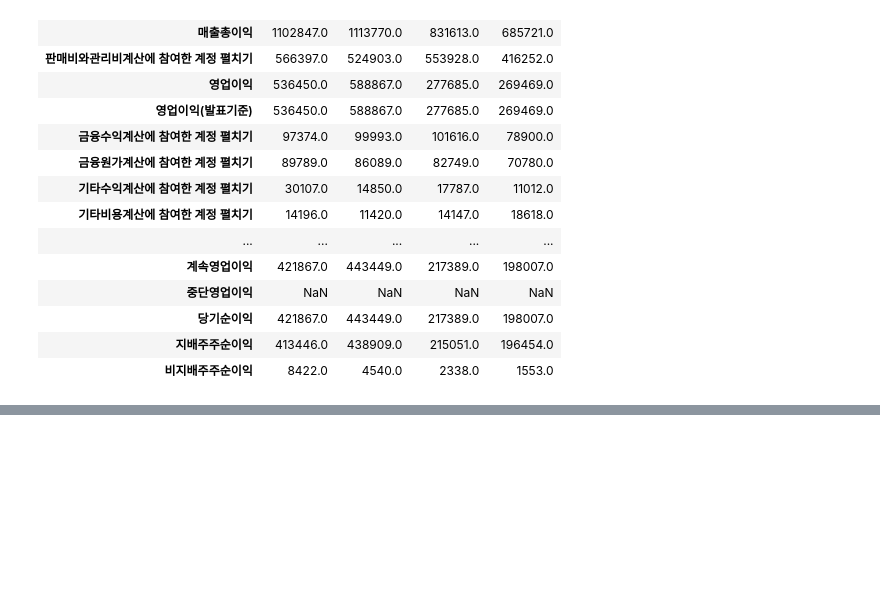
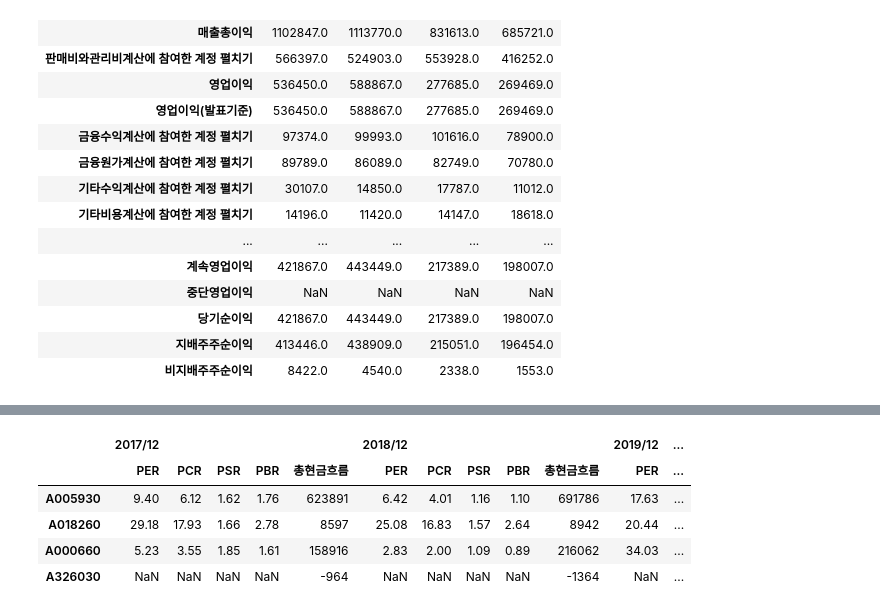
Before and after one commit to starfishkenny/Python, a Jupyter notebook: 20210130_Data collection.ipynb, the cells around one changed output, grey strips where cells are left out. Saved outputs shown, nothing was run; the diff lists cells and outputs as text; code cells hidden in the pictures; blank space fills up the shorter version.

```diff
--- a/20210130_Data collection.ipynb
+++ b/20210130_Data collection.ipynb
@@ -153,0 +406,35 @@ temp_df
+# %%
+# 투자지표 데이터프레임을 만드는 코드 함수화
+def make_invest_dataframe(firm_code):
+    invest_url = 'https://comp.fnguide.com/svo2/asp/SVD_Invest.asp?pGB=1&gicode='\
+    + firm_code + '&cID=&MenuYn=Y&ReportGB=&NewMenuID=105&stkGb=701'
+    invest_page = requests.get(invest_url)
+    invest_tables = pd.read_html(invest_page.text)
+    temp_df = invest_tables[1]
+
+    temp_df = temp_df.set_index(temp_df.columns[0])
+    temp_df = temp_df.loc[['PER계산에 참여한 계정 펼치기','PCR계산에 참여한 계정 펼치기','PSR계산에 참여한 계정 펼치기',
+                           'PBR계산에 참여한 계정 펼치기','총현금흐름']]
+    temp_df.index = ['PER','PCR','PSR','PBR','총현금흐름']
+
+    return temp_df
+# %%
+# 4개 회사의 투자지표 합쳐보기
+firmcode_list = ['A005930','A018260','A000660','A326030']
+
+for num, code in enumerate(firmcode_list):
+    invest_df = make_invest_dataframe(code)
+    invest_df_changed = change_df(code,invest_df)
+    if num==0:
+        total_invest = invest_df_changed
+    else:
+        total_invest = pd.concat([total_invest,invest_df_changed])
+
+total_invest
+# %% [output]
+|  | 2017/12 |  |  |  |  | 2018/12 |  |  |  |  | 2019/12 | ... |
+|  | PER | PCR | PSR | PBR | 총현금흐름 | PER | PCR | PSR | PBR | 총현금흐름 | PER | ... |
+| A005930 | 9.40 | 6.12 | 1.62 | 1.76 | 623891 | 6.42 | 4.01 | 1.16 | 1.10 | 691786 | 17.63 | ... |
+| A018260 | 29.18 | 17.93 | 1.66 | 2.78 | 8597 | 25.08 | 16.83 | 1.57 | 2.64 | 8942 | 20.44 | ... |
+| A000660 | 5.23 | 3.55 | 1.85 | 1.61 | 158916 | 2.83 | 2.00 | 1.09 | 0.89 | 216062 | 34.03 | ... |
+| A326030 | NaN | NaN | NaN | NaN | -964 | NaN | NaN | NaN | NaN | -1364 | NaN | ... |
```
Also changed, not shown: parts of 32 cells of this notebook.
